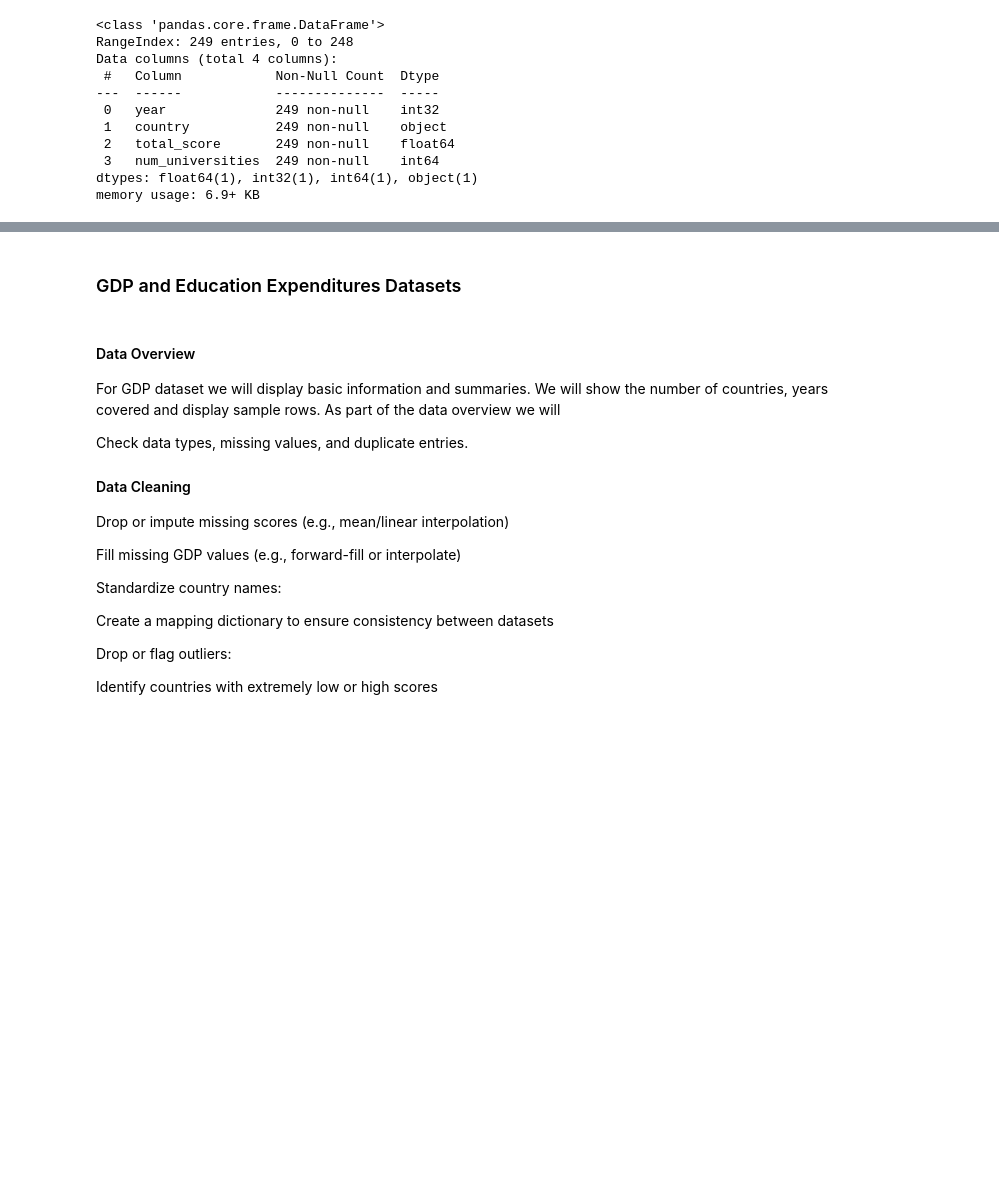
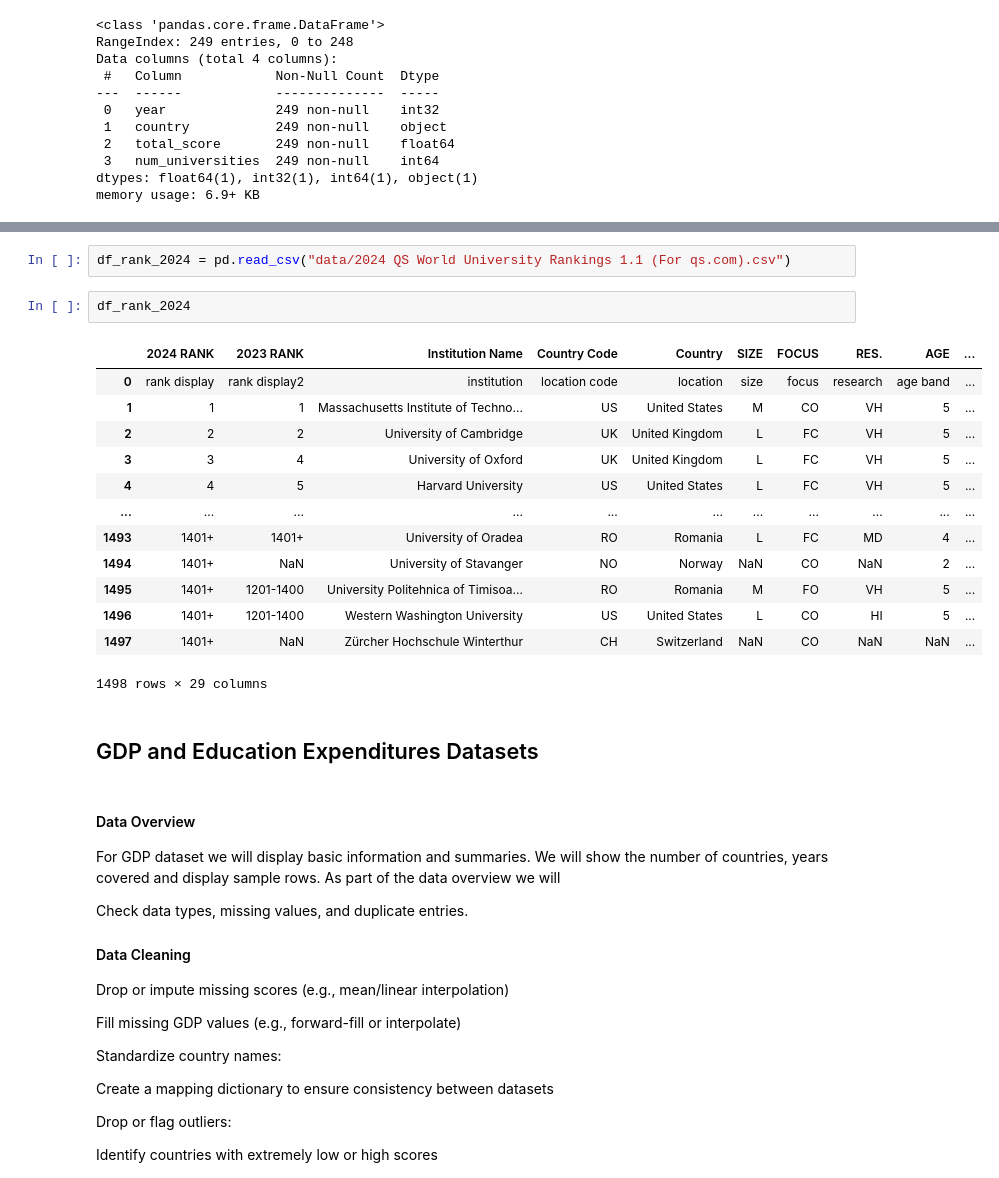
Before and after one commit to i11g/Data-Science-Project, a Jupyter notebook: Data.ipynb, the cells around one changed output, grey strips where cells are left out. Saved outputs shown, nothing was run; the diff lists cells and outputs as text; blank space fills up the shorter version.

```diff
--- a/Data.ipynb
+++ b/Data.ipynb
@@ -643,5 +1005,23 @@ memory usage: 6.9+ KB
+# %%
+df_rank_2024 = pd.read_csv("data/2024 QS World University Rankings 1.1 (For qs.com).csv")
+# %%
+df_rank_2024
+# %% [output]
+|  | 2024 RANK | 2023 RANK | Institution Name | Country Code | Country | SIZE | FOCUS | RES. | AGE | ... |
+| 0 | rank display | rank display2 | institution | location code | location | size | focus | research | age band | ... |
+| 1 | 1 | 1 | Massachusetts Institute of Techno... | US | United States | M | CO | VH | 5 | ... |
+| 2 | 2 | 2 | University of Cambridge | UK | United Kingdom | L | FC | VH | 5 | ... |
+| 3 | 3 | 4 | University of Oxford | UK | United Kingdom | L | FC | VH | 5 | ... |
+| 4 | 4 | 5 | Harvard University | US | United States | L | FC | VH | 5 | ... |
+| ... | ... | ... | ... | ... | ... | ... | ... | ... | ... | ... |
+| 1493 | 1401+ | 1401+ | University of Oradea | RO | Romania | L | FC | MD | 4 | ... |
+| 1494 | 1401+ | NaN | University of Stavanger | NO | Norway | NaN | CO | NaN | 2 | ... |
+| 1495 | 1401+ | 1201-1400 | University Politehnica of Timisoa... | RO | Romania | M | FO | VH | 5 | ... |
+| 1496 | 1401+ | 1201-1400 | Western Washington University | US | United States | L | CO | HI | 5 | ... |
+| 1497 | 1401+ | NaN | Zürcher Hochschule Winterthur | CH | Switzerland | NaN | CO | NaN | NaN | ... |
+1498 rows × 29 columns
 # %% [markdown]
-### GDP and Education Expenditures Datasets
+## GDP and Education Expenditures Datasets
 # %% [markdown]
 #### Data Overview
 For GDP dataset we will display basic information and summaries. We will show the number of countries,
```
Also changed, not shown: parts of 23 cells of this notebook, 5 other files.
